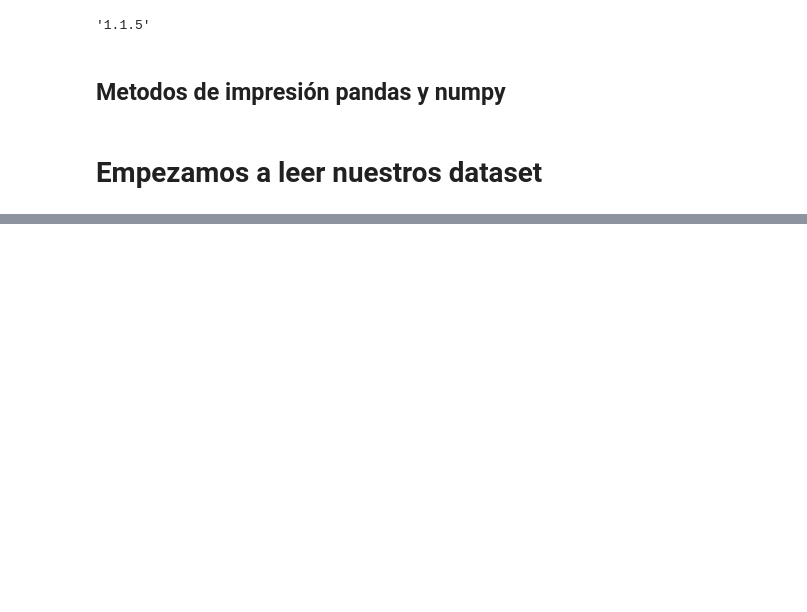
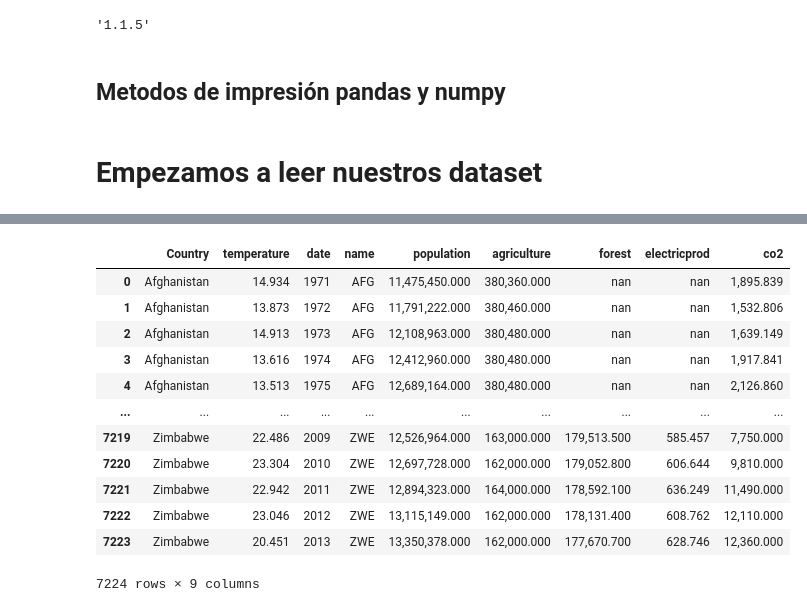
Before and after one commit to FernandoCallasaca/data_science_projects, a Jupyter notebook: pandas_routine_2.ipynb, the cells around one changed output, grey strips where cells are left out. Cells and saved outputs as stored; diff of their text form; code cells hidden in the pictures; blank space fills up the shorter version.

```diff
--- a/pandas_routine_2.ipynb
+++ b/pandas_routine_2.ipynb
@@ -66,0 +205,13 @@ df_popu = pd.read_csv(path_file('API_SP.POP.TOTL_DS2_en_csv_v2_3469297.csv'), he
+# %%
+# Primero tenemos que cambiar los tipos de datos
+df_agri['date'] = df_agri['date'].astype('float')
+df_fore['date'] = df_fore['date'].astype('float')
+df_elec['date'] = df_elec['date'].astype('float')
+df_co2e['date'] = df_co2e['date'].astype('float')
+df_popu['date'] = df_popu['date'].astype('float')
+# %%
+# como nuestros dataframes son muy parecidos lo que podemos
+# hacer es juntar usando la función merge
+df_merge = pd.merge(df_t_med[['Country', 'temperature', 'date']],
+         df_popu, on = ['Country', 'date'], how = 'inner')
+df_merge
@@ -66,0 +232,29 @@ df_popu = pd.read_csv(path_file('API_SP.POP.TOTL_DS2_en_csv_v2_3469297.csv'), he
+# %%
+# ya que tenemos que juntas todas las df podemos crear una función
+def fun_merge(df1, df2):
+  return pd.merge(df1,
+                  df2,
+                  on = ['Country', 'date', 'name'],
+                  how = 'inner')
+# %%
+# juntamos todo
+df_merge = fun_merge(df_merge, df_agri)
+df_merge = fun_merge(df_merge, df_fore)
+df_merge = fun_merge(df_merge, df_elec)
+df_merge = fun_merge(df_merge, df_co2e)
+# %%
+df_merge
+# %% [output]
+|  | Country | temperature | date | name | population | agriculture | forest | electricprod | co2 |
+| 0 | Afghanistan | 14.934 | 1971 | AFG | 11,475,450.000 | 380,360.000 | nan | nan | 1,895.839 |
+| 1 | Afghanistan | 13.873 | 1972 | AFG | 11,791,222.000 | 380,460.000 | nan | nan | 1,532.806 |
+| 2 | Afghanistan | 14.913 | 1973 | AFG | 12,108,963.000 | 380,480.000 | nan | nan | 1,639.149 |
+| 3 | Afghanistan | 13.616 | 1974 | AFG | 12,412,960.000 | 380,480.000 | nan | nan | 1,917.841 |
+| 4 | Afghanistan | 13.513 | 1975 | AFG | 12,689,164.000 | 380,480.000 | nan | nan | 2,126.860 |
+| ... | ... | ... | ... | ... | ... | ... | ... | ... | ... |
+| 7219 | Zimbabwe | 22.486 | 2009 | ZWE | 12,526,964.000 | 163,000.000 | 179,513.500 | 585.457 | 7,750.000 |
+| 7220 | Zimbabwe | 23.304 | 2010 | ZWE | 12,697,728.000 | 162,000.000 | 179,052.800 | 606.644 | 9,810.000 |
+| 7221 | Zimbabwe | 22.942 | 2011 | ZWE | 12,894,323.000 | 164,000.000 | 178,592.100 | 636.249 | 11,490.000 |
+| 7222 | Zimbabwe | 23.046 | 2012 | ZWE | 13,115,149.000 | 162,000.000 | 178,131.400 | 608.762 | 12,110.000 |
+| 7223 | Zimbabwe | 20.451 | 2013 | ZWE | 13,350,378.000 | 162,000.000 | 177,670.700 | 628.746 | 12,360.000 |
+7224 rows × 9 columns
```
Also changed, not shown: parts of 10 cells of this notebook.
